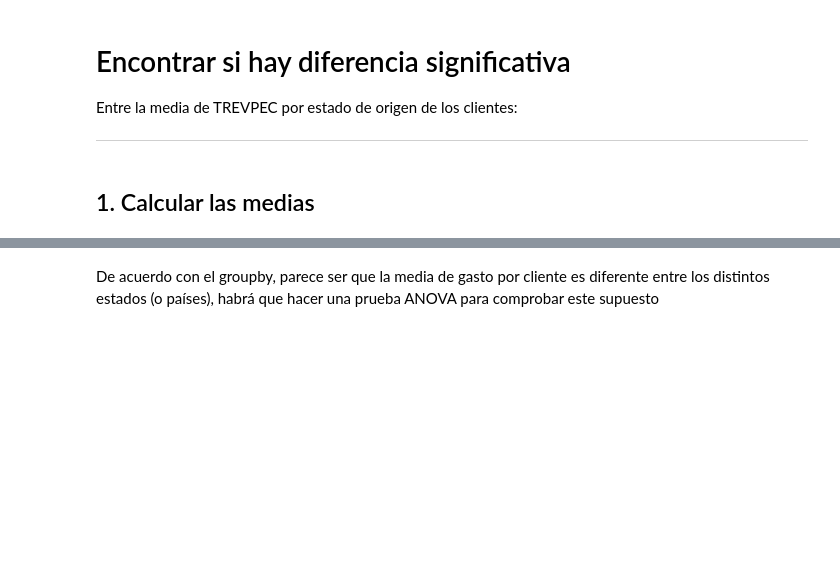
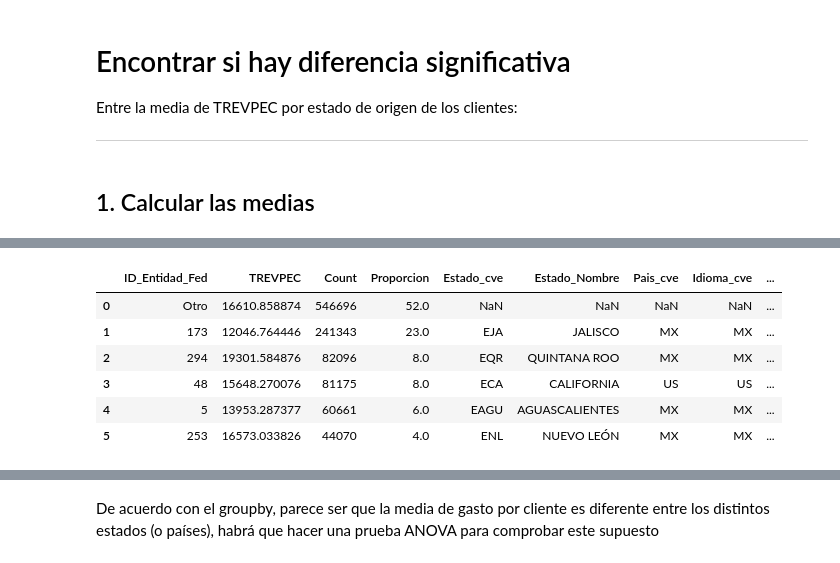
Before and after one commit to Azahramirez/claseMreporeto, a Jupyter notebook: notebooks/Notebook2_DataAnalysis_TocEdos.ipynb, the cells around one changed output, grey strips where cells are left out. Drawn from its saved outputs; the diff is of its cells as text; code cells hidden in the pictures; blank space fills up the shorter version.

```diff
--- a/notebooks/Notebook2_DataAnalysis_TocEdos.ipynb
+++ b/notebooks/Notebook2_DataAnalysis_TocEdos.ipynb
@@ -82,0 +102,14 @@ merged_df
+# %%
+nombreestados['ID_Entidad_Fed']=nombreestados['ID_Entidad_Fed'].astype(str)
+# %%
+merged_df2 = pd.merge(merged_df, nombreestados, on='ID_Entidad_Fed', how='left')
+# %%
+merged_df2
+# %% [output]
+|  | ID_Entidad_Fed | TREVPEC | Count | Proporcion | Estado_cve | Estado_Nombre | Pais_cve | Idioma_cve | ... |
+| 0 | Otro | 16610.858874 | 546696 | 52.0 | NaN | NaN | NaN | NaN | ... |
+| 1 | 173 | 12046.764446 | 241343 | 23.0 | EJA | JALISCO | MX | MX | ... |
+| 2 | 294 | 19301.584876 | 82096 | 8.0 | EQR | QUINTANA ROO | MX | MX | ... |
+| 3 | 48 | 15648.270076 | 81175 | 8.0 | ECA | CALIFORNIA | US | US | ... |
+| 4 | 5 | 13953.287377 | 60661 | 6.0 | EAGU | AGUASCALIENTES | MX | MX | ... |
+| 5 | 253 | 16573.033826 | 44070 | 4.0 | ENL | NUEVO LEÓN | MX | MX | ... |
```
Also changed, not shown: parts of 4 cells of this notebook, 10 other files.
